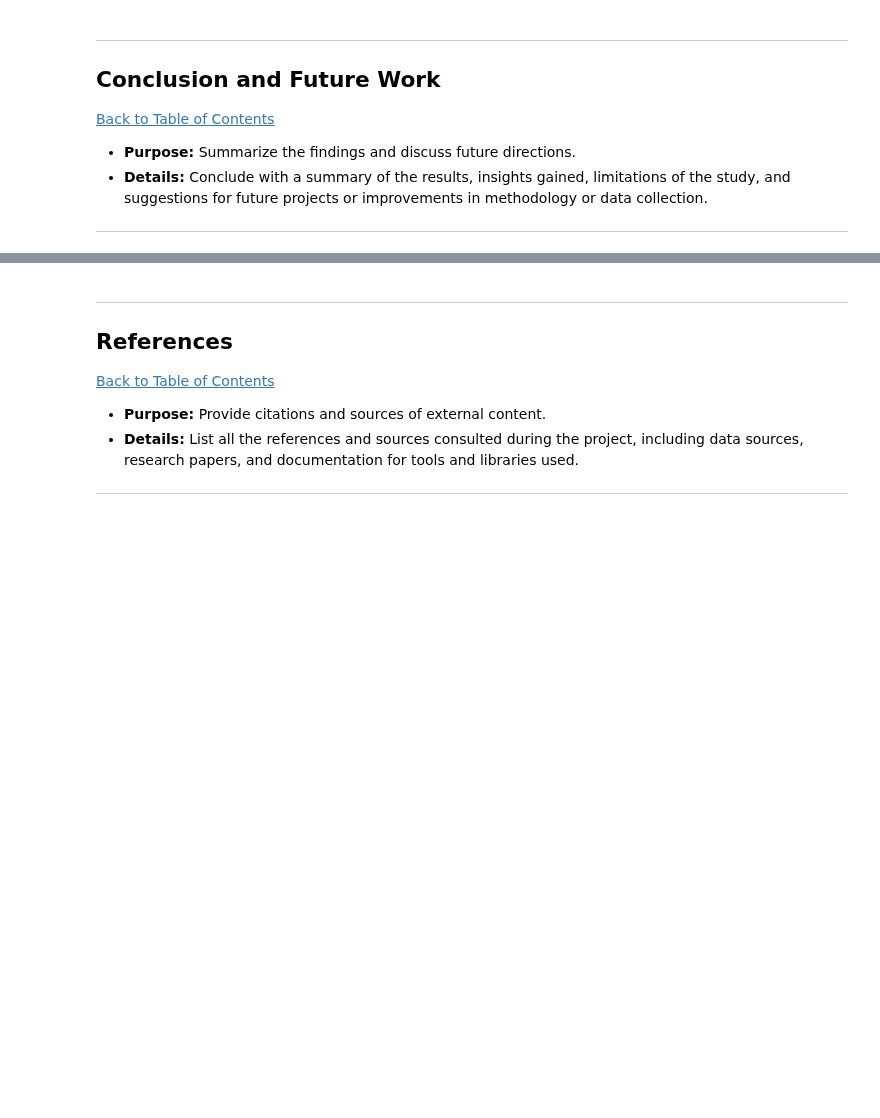
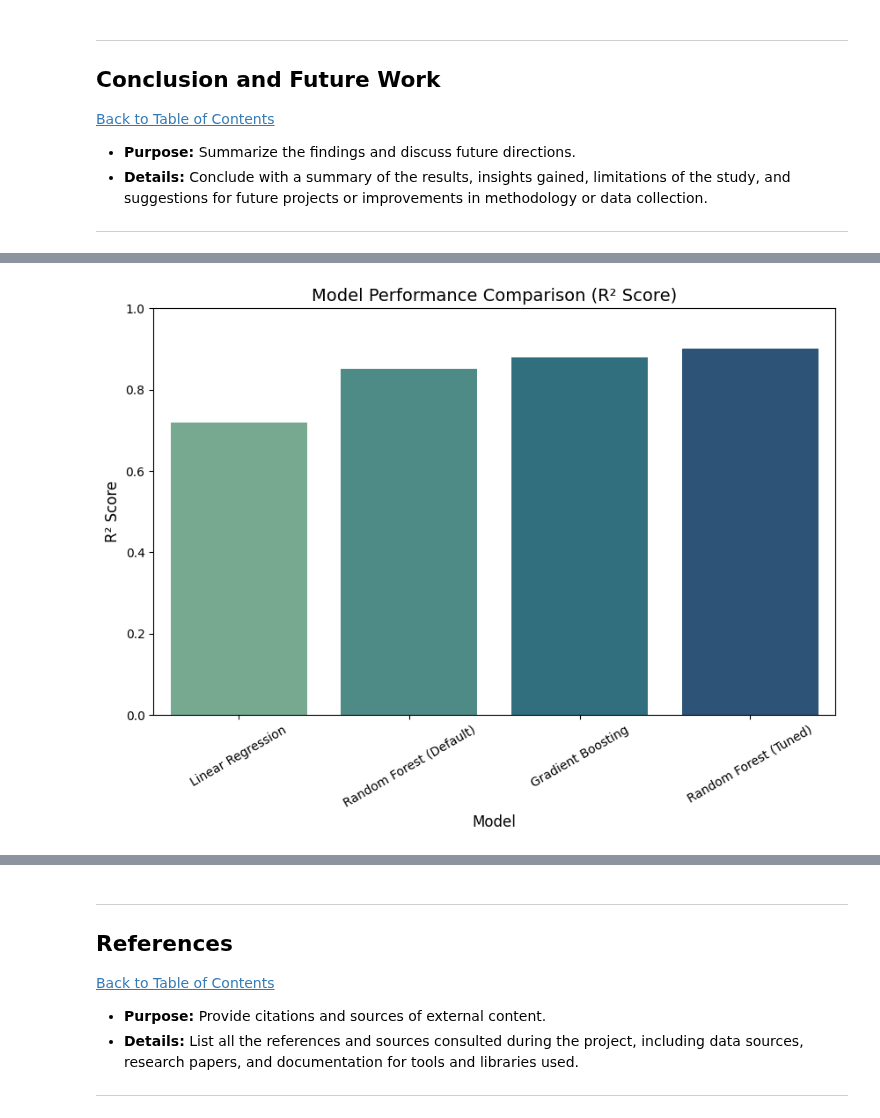
Before and after one commit to Jeremy809/Workplace, a Jupyter notebook: QCTO---Workplace-Module-Notebook-Template-4571.ipynb, the cells around one changed output, grey strips where cells are left out. Saved outputs shown, nothing was run; the diff lists cells and outputs as text; code cells hidden in the pictures; blank space fills up the shorter version.

```diff
--- a/QCTO---Workplace-Module-Notebook-Template-4571.ipynb
+++ b/QCTO---Workplace-Module-Notebook-Template-4571.ipynb
@@ -1524,0 +1602,31 @@ Random Forest model is performing very well, the model predicts water quality co
+# %%
+comparison_df = pd.DataFrame({
+    "Model": [
+        "Linear Regression",
+        "Random Forest (Default)",
+        "Gradient Boosting",
+        "Random Forest (Tuned)"
+    ],
+    "R² Score": [
+        results_df.query("Model == 'Linear Regression'")['R²'].values[0],
+        results_df.query("Model == 'Random Forest'")['R²'].values[0],
+        results_df.query("Model == 'Gradient Boosting'")['R²'].values[0],
+        r2_best
+    ],
+    "MAE": [
+        results_df.query("Model == 'Linear Regression'")['MAE'].values[0],
+        results_df.query("Model == 'Random Forest'")['MAE'].values[0],
+        results_df.query("Model == 'Gradient Boosting'")['MAE'].values[0],
+        mae_best
+    ],
+    "RMSE": [
+        results_df.query("Model == 'Linear Regression'")['RMSE'].values[0],
+        results_df.query("Model == 'Random Forest'")['RMSE'].values[0],
+        results_df.query("Model == 'Gradient Boosting'")['RMSE'].values[0],
+        rmse_best
+    ]
+})
+
+comparison_df = comparison_df.round(4)
+print("📋 Model Performance Summary:")
+display(comparison_df)
@@ -1638,0 +1667,12 @@ Mean CV F1: 0.8576
+# %%
+
+plt.figure(figsize=(10,6))
+sns.barplot(x="Model", y="R² Score", data=comparison_df, palette="crest")
+plt.title("Model Performance Comparison (R² Score)", fontsize=14)
+plt.ylabel("R² Score", fontsize=12)
+plt.xlabel("Model", fontsize=12)
+plt.xticks(rotation=30)
+plt.ylim(0, 1)  # Optional: R² scores are between 0 and 1
+plt.show()
+# %% [output]
+[figure, added]
```
Also changed, not shown: parts of 33 cells of this notebook.
